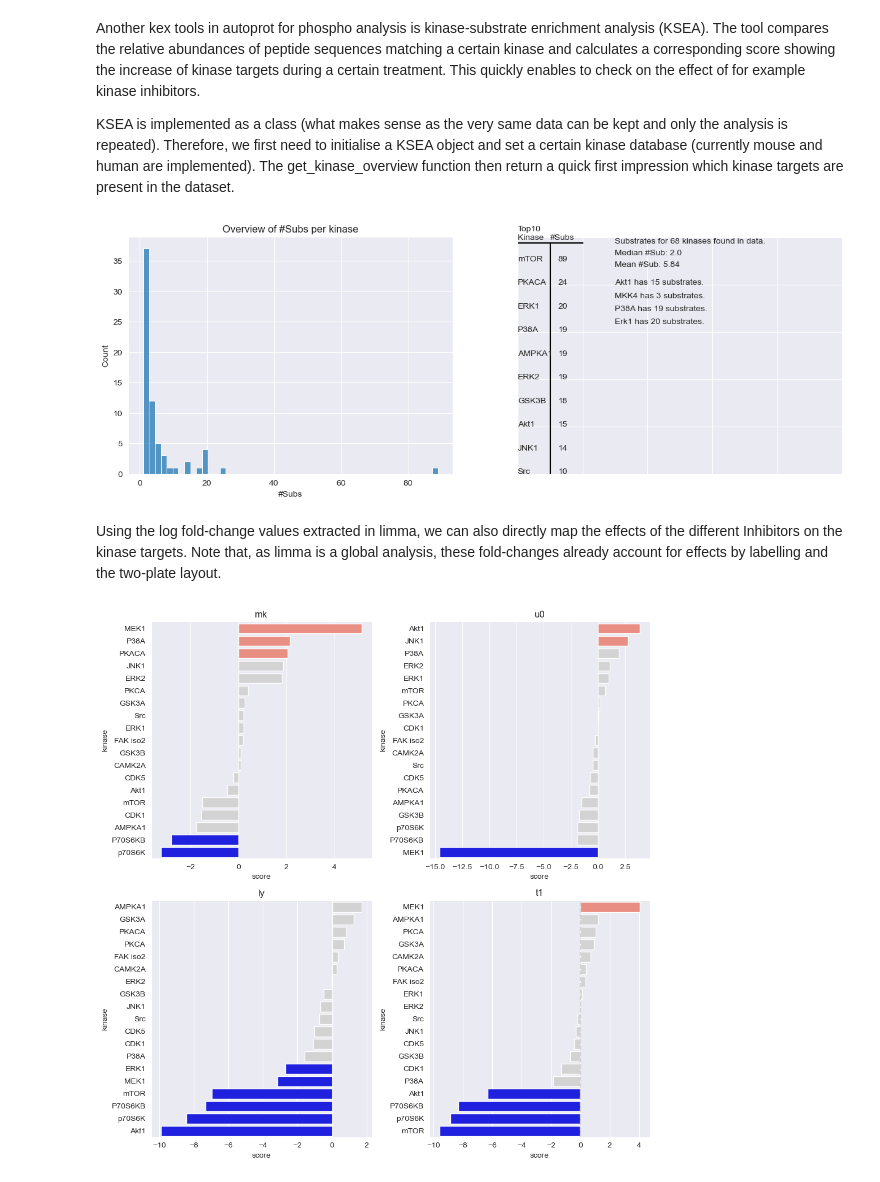
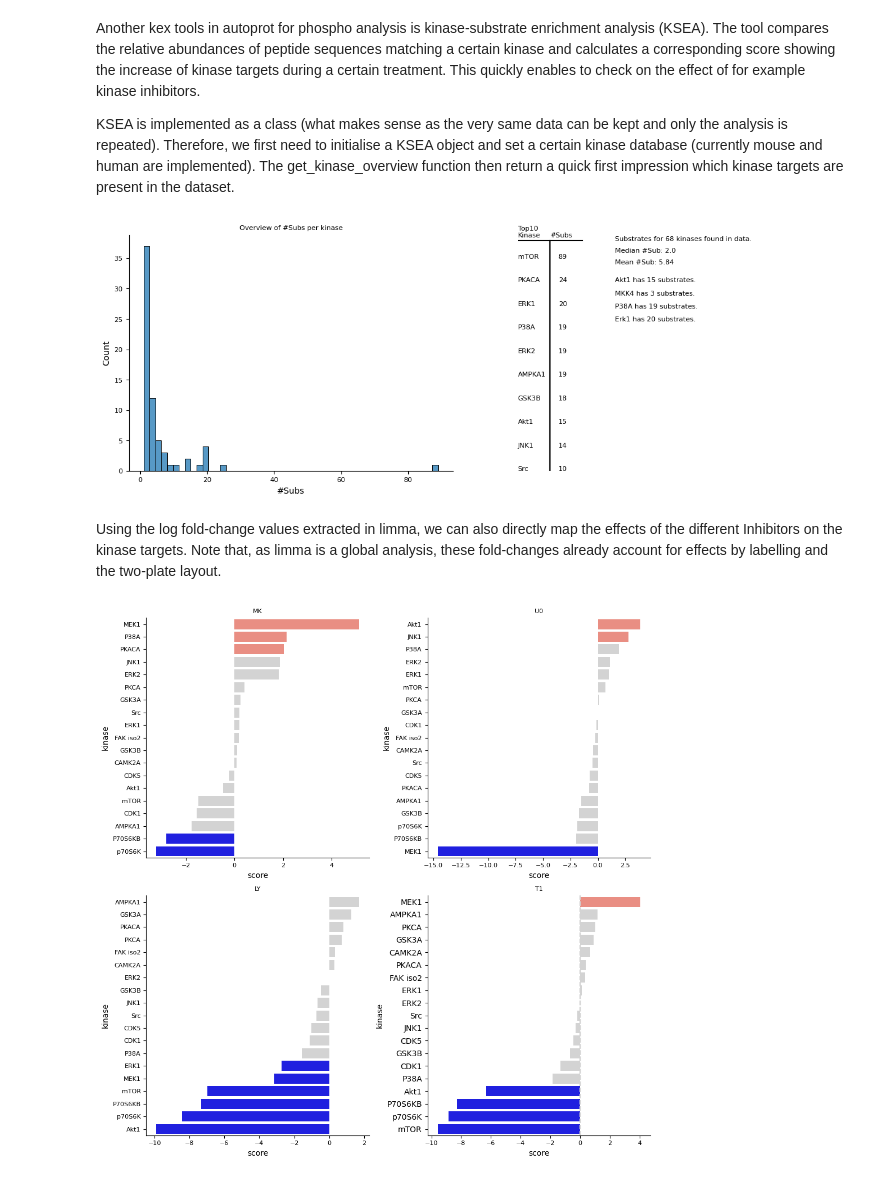
Before and after one commit to ag-warscheid/autoprot, a Jupyter notebook: examples/03_phosphorylation.ipynb, the cells around one changed output. Cells and saved outputs as stored; diff of their text form; code cells hidden in the pictures.

```diff
--- a/examples/03_phosphorylation.ipynb
+++ b/examples/03_phosphorylation.ipynb
@@ -15,3 +6,25 @@ from autoprot import visualization as vis
+# %%
+import sys, os
+
+import matplotlib.pyplot as plt
+import numpy as np
+import pandas as pd
+
+SMALL_SIZE = 8
+MEDIUM_SIZE = 10
+BIGGER_SIZE = 12
+
+plt.rc('font', size=SMALL_SIZE)          # controls default text sizes
+plt.rc('axes', titlesize=SMALL_SIZE)     # fontsize of the axes title
+plt.rc('axes', labelsize=MEDIUM_SIZE)    # fontsize of the x and y labels
+plt.rc('xtick', labelsize=SMALL_SIZE)    # fontsize of the tick labels
+plt.rc('ytick', labelsize=SMALL_SIZE)    # fontsize of the tick labels
+plt.rc('legend', fontsize=SMALL_SIZE)    # legend fontsize
+plt.rc('figure', titlesize=BIGGER_SIZE)  # fontsize of the figure title
+
+sys.path.append('../..')
+from autoprot import preprocessing as pp
+from autoprot import analysis as ana
 # %%
 import zipfile
 
@@ -212,16 +225,16 @@ ksea = ana.KSEA(phos_expanded)
 ksea.annotate(organism="mouse", only_in_vivo=True)
 ksea.get_kinase_overview(kois=["Akt1","MKK4", "P38A", "Erk1"])
 # %% [output]
-[figure, old version]
+[figure, new version]
 # %% [markdown]
 Using the log fold-change values extracted in limma, we can also directly map the effects of the different Inhibitors on the kinase targets. Note that, as limma is a global analysis, these fold-changes already account for effects by labelling and the two-plate layout.
 # %%
 fig, axs = plt.subplots(2,2, figsize=(10,10))
 
 for ax, suffix in zip(axs.flatten(), ['_mk', '_u0', '_ly', '_t1']):
     ksea.ksea(col=f"logFC{suffix}", min_subs=5)
-    ksea.plot_enrichment(up_col="salmon", ax=ax, ret_fig=False, title=suffix[1:])
+    ksea.plot_enrichment(up_col="salmon", ax=ax, ret_fig=False, title=suffix[1:].upper())
 
 plt.tight_layout()
 # %% [output]
-[figure, old version]
+[figure, new version]
```
Also changed, not shown: parts of 13 cells of this notebook, 1 other file.
